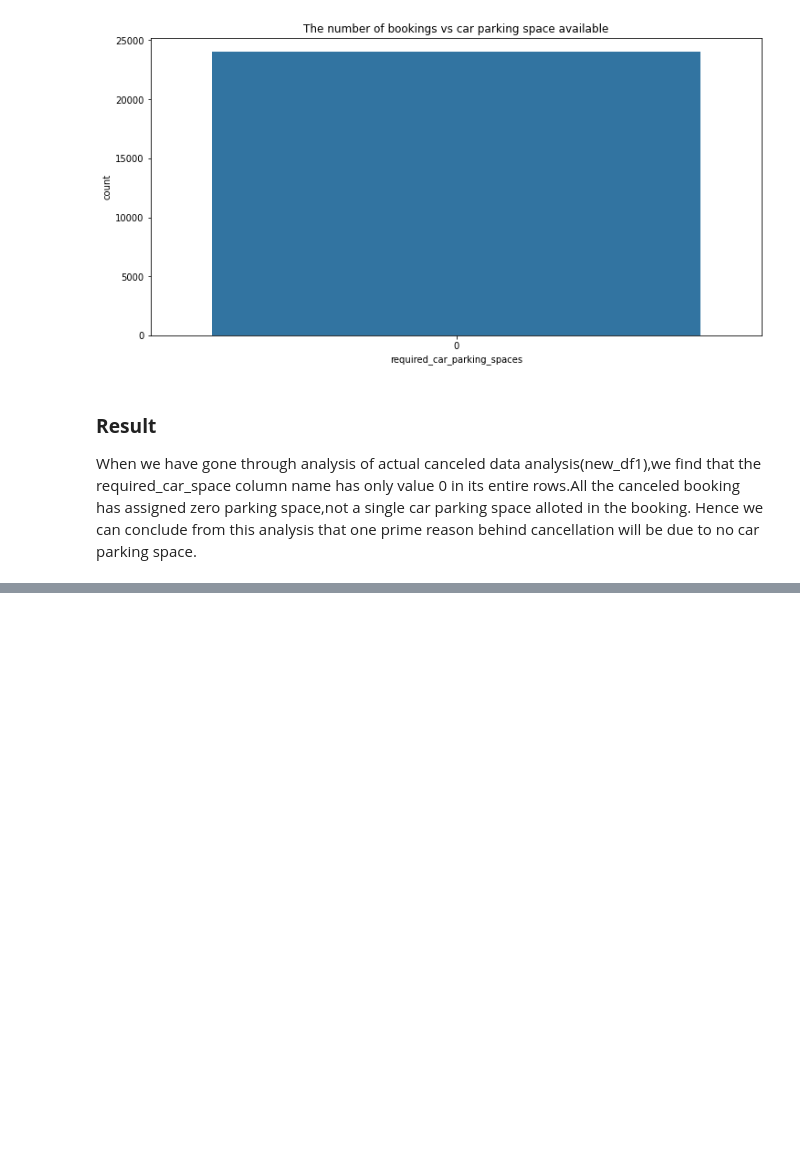
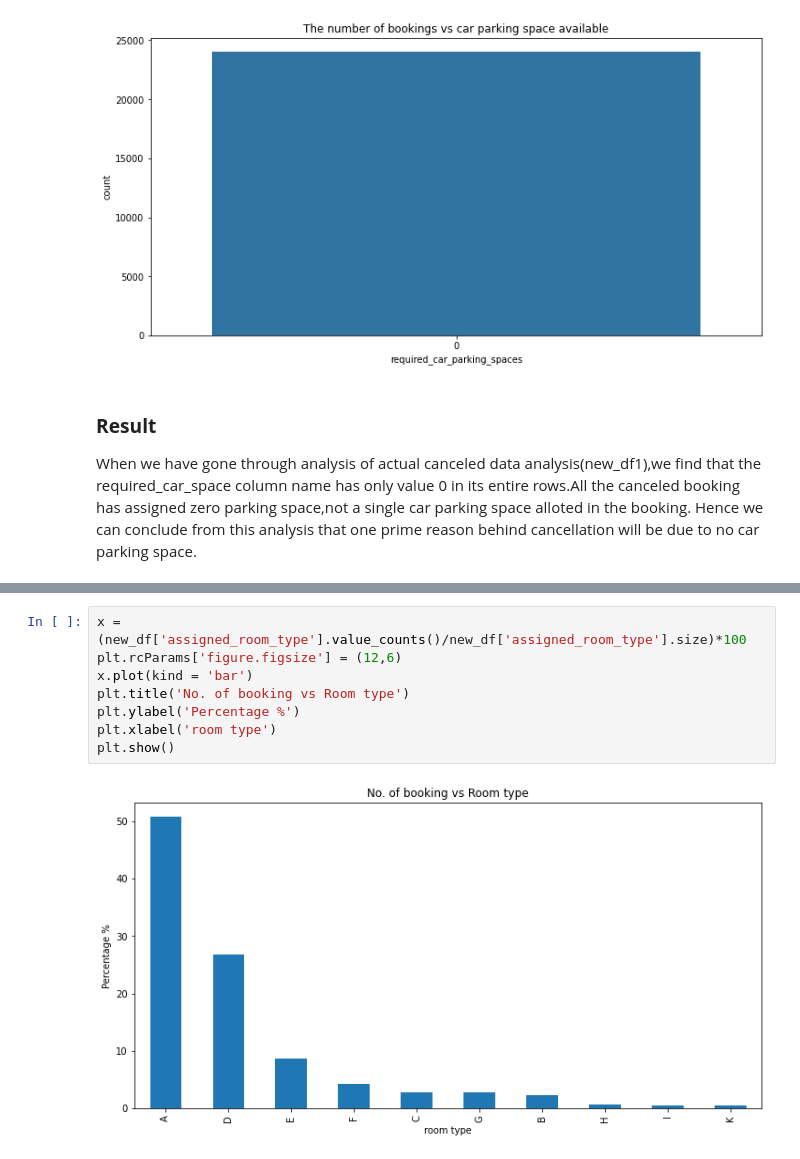
Before and after one commit to 7692TITO/EDA-Capstone-Project, a Jupyter notebook: Individual_Notebook_Capstone_Project_(Tito).ipynb, the cells around one changed output, grey strips where cells are left out. Drawn from its saved outputs; the diff is of its cells as text; blank space fills up the shorter version.

```diff
--- a/Individual_Notebook_Capstone_Project_(Tito).ipynb
+++ b/Individual_Notebook_Capstone_Project_(Tito).ipynb
@@ -363,0 +405,10 @@ When we have gone through analysis of actual canceled data analysis(new_df1),we
+# %%
+x = (new_df['assigned_room_type'].value_counts()/new_df['assigned_room_type'].size)*100
+plt.rcParams['figure.figsize'] = (12,6)
+x.plot(kind = 'bar')
+plt.title('No. of booking vs Room type')
+plt.ylabel('Percentage %')
+plt.xlabel('room type')
+plt.show()
+# %% [output]
+[figure, added]
```
Also changed, not shown: parts of 28 cells of this notebook.
